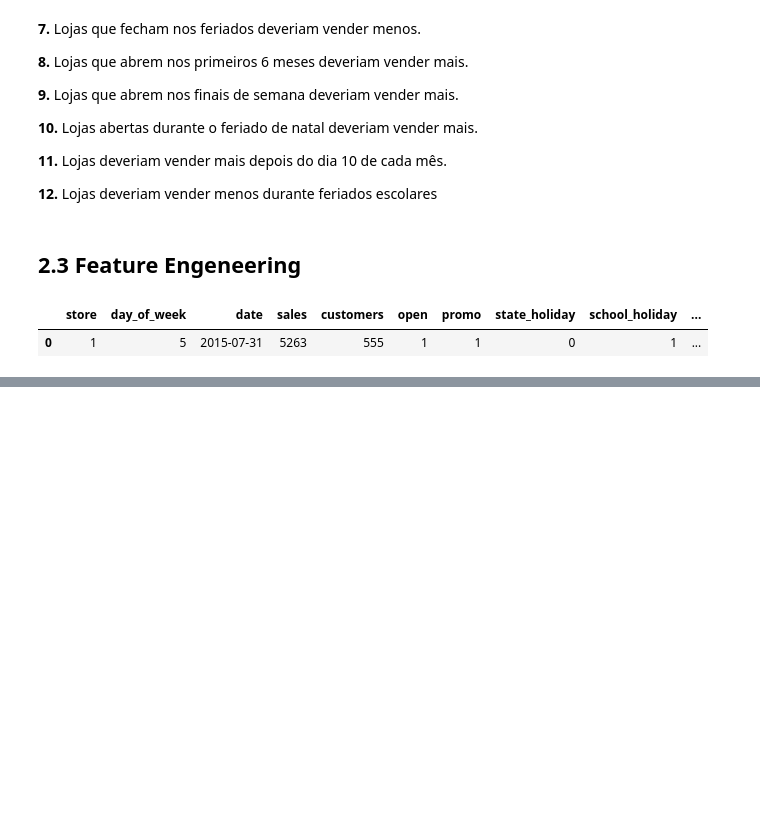
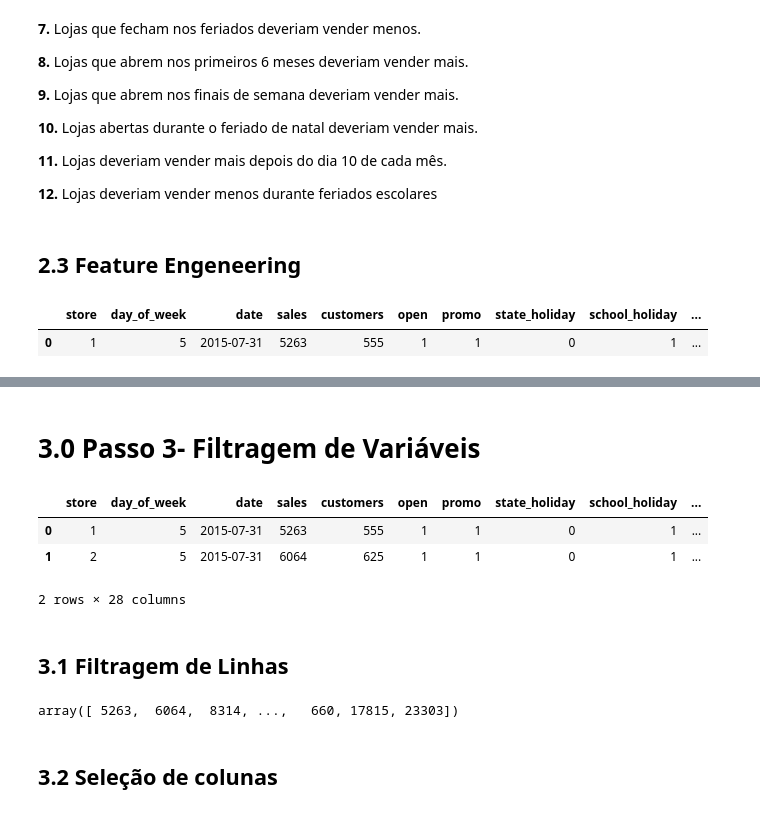
Before and after one commit to RafaelLuckner/ds_em_producao, a Jupyter notebook: modulo3.ipynb, the cells around one changed output, grey strips where cells are left out. Drawn from its saved outputs; the diff is of its cells as text; code cells hidden in the pictures; blank space fills up the shorter version.

```diff
--- a/modulo3.ipynb
+++ b/modulo3.ipynb
@@ -409,0 +372,18 @@ array(['0', 'a', 'b', 'c'], dtype=object)
+# %% [markdown]
+# 3.0 Passo 3- Filtragem de Variáveis
+# %%
+df3 = df2.copy()
+df3.head(2)
+# %% [output]
+|  | store | day_of_week | date | sales | customers | open | promo | state_holiday | school_holiday | ... |
+| 0 | 1 | 5 | 2015-07-31 | 5263 | 555 | 1 | 1 | 0 | 1 | ... |
+| 1 | 2 | 5 | 2015-07-31 | 6064 | 625 | 1 | 1 | 0 | 1 | ... |
+2 rows × 28 columns
+# %% [markdown]
+## 3.1 Filtragem de Linhas
+# %%
+df3 = df3[ (df3['open'] != 0) & (df3['sales'] > 1) ]
+# %% [output]
+array([ 5263,  6064,  8314, ...,   660, 17815, 23303])
+# %% [markdown]
+## 3.2 Seleção de colunas
```
Also changed, not shown: parts of 9 cells of this notebook.
